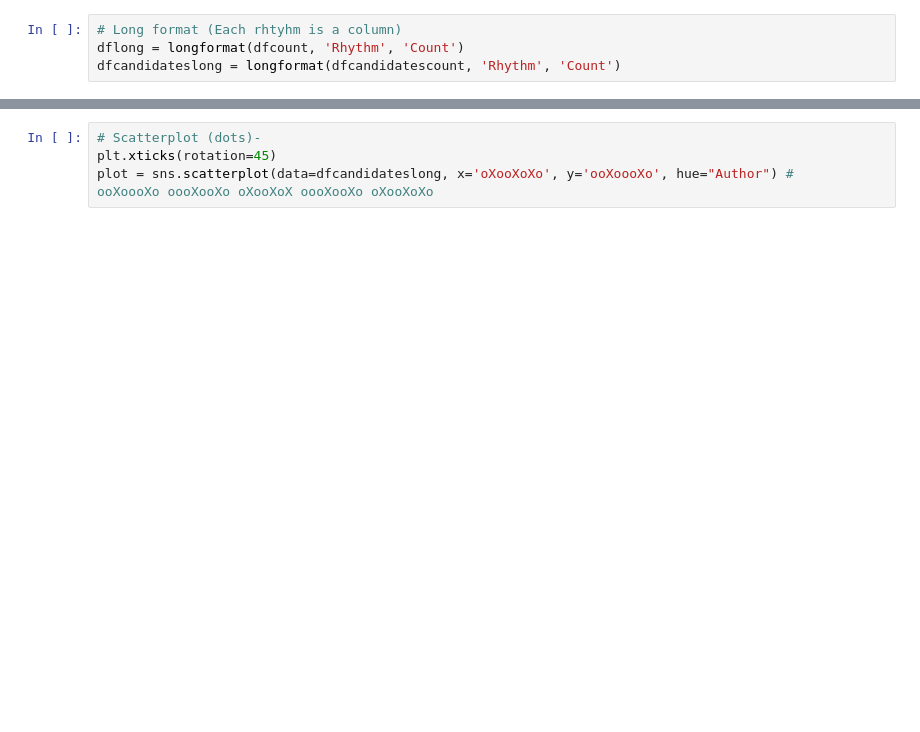
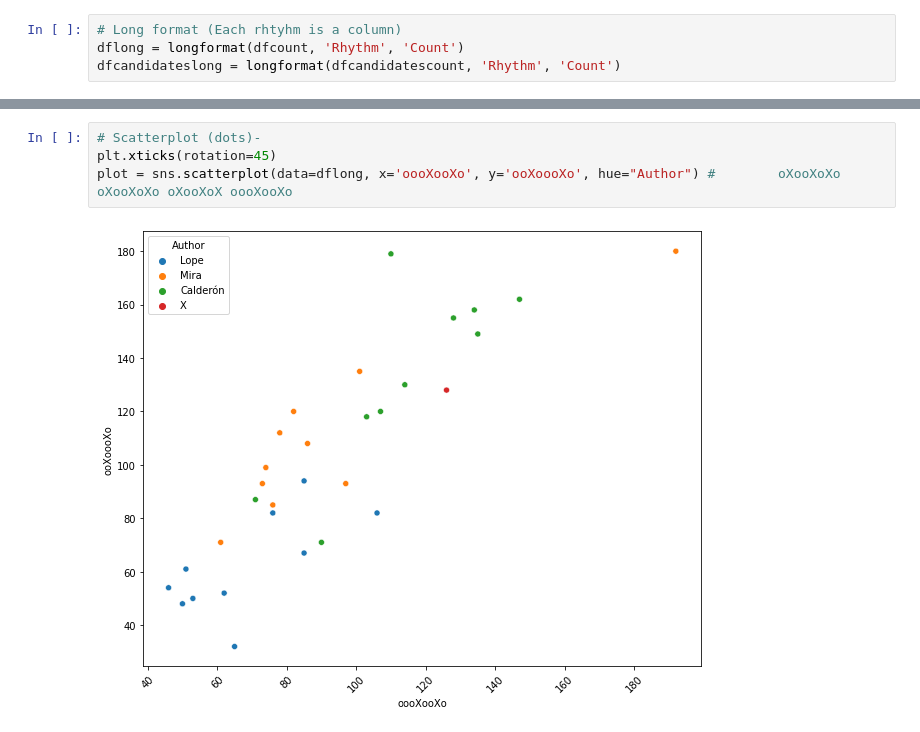
Before and after one commit to DrKroll/Computational-stylometry, a Jupyter notebook: metre/notebook.ipynb, the cells around one changed output, grey strips where cells are left out. Cells and saved outputs as stored; diff of their text form; blank space fills up the shorter version.

```diff
--- a/metre/notebook.ipynb
+++ b/metre/notebook.ipynb
@@ -268,7 +370,9 @@ dfcandidateslong = longformat(dfcandidatescount, 'Rhythm', 'Count')
 # %%
 # Scatterplot (dots)-
 plt.xticks(rotation=45)
-plot = sns.scatterplot(data=dfcandidateslong, x='oXooXoXo', y='ooXoooXo', hue="Author") #    ooXoooXo oooXooXo oXooXoX oooXooXo oXooXoXo
+plot = sns.scatterplot(data=dflong, x='oooXooXo', y='ooXoooXo', hue="Author") #        oXooXoXo oXooXoXo oXooXoX oooXooXo
+# %% [output]
+[figure, added]
 # %%
 # Logistic regresion k-NN & SVN
 # PArameters sampling
```
Also changed, not shown: parts of 11 cells of this notebook, 1 other file.
